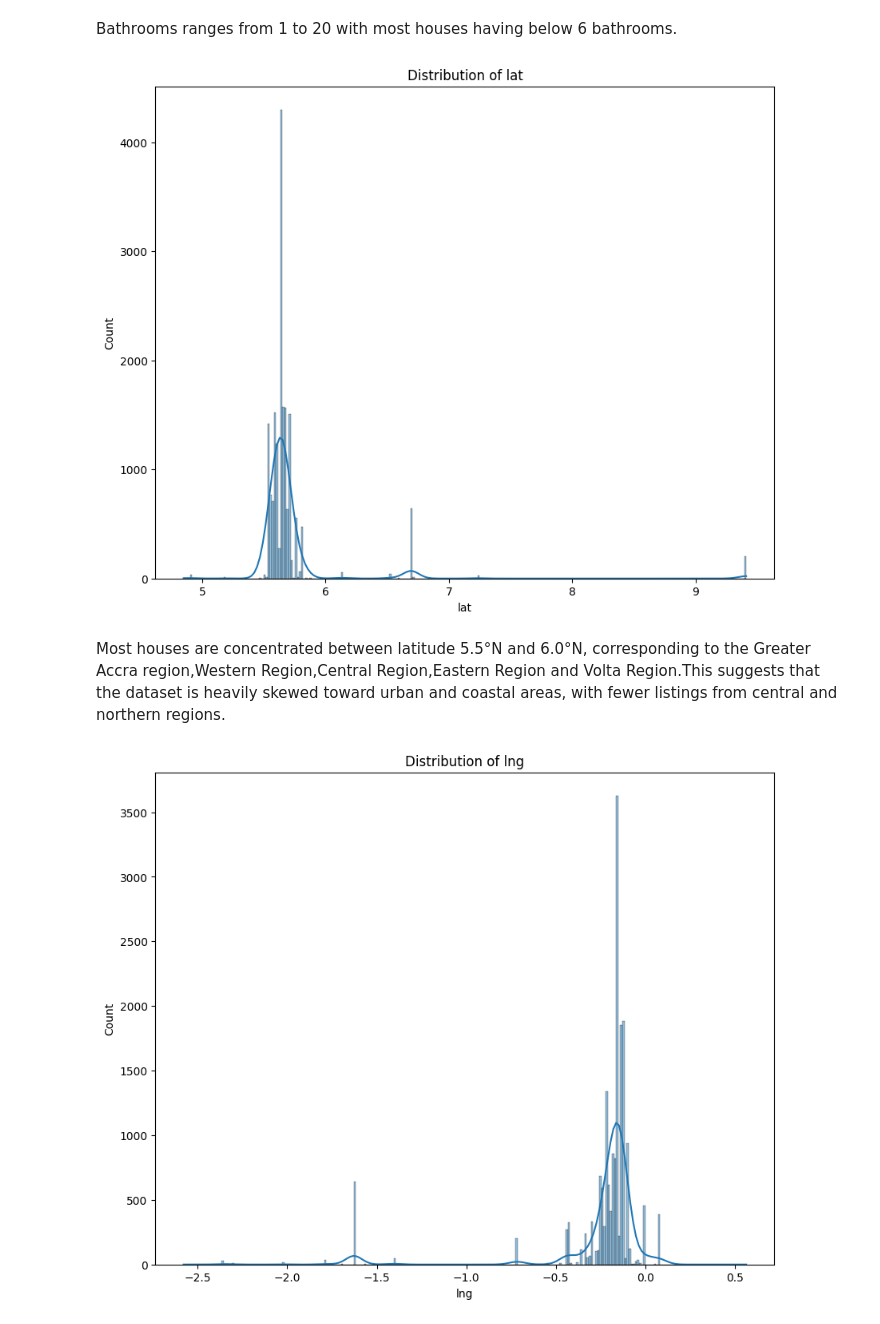
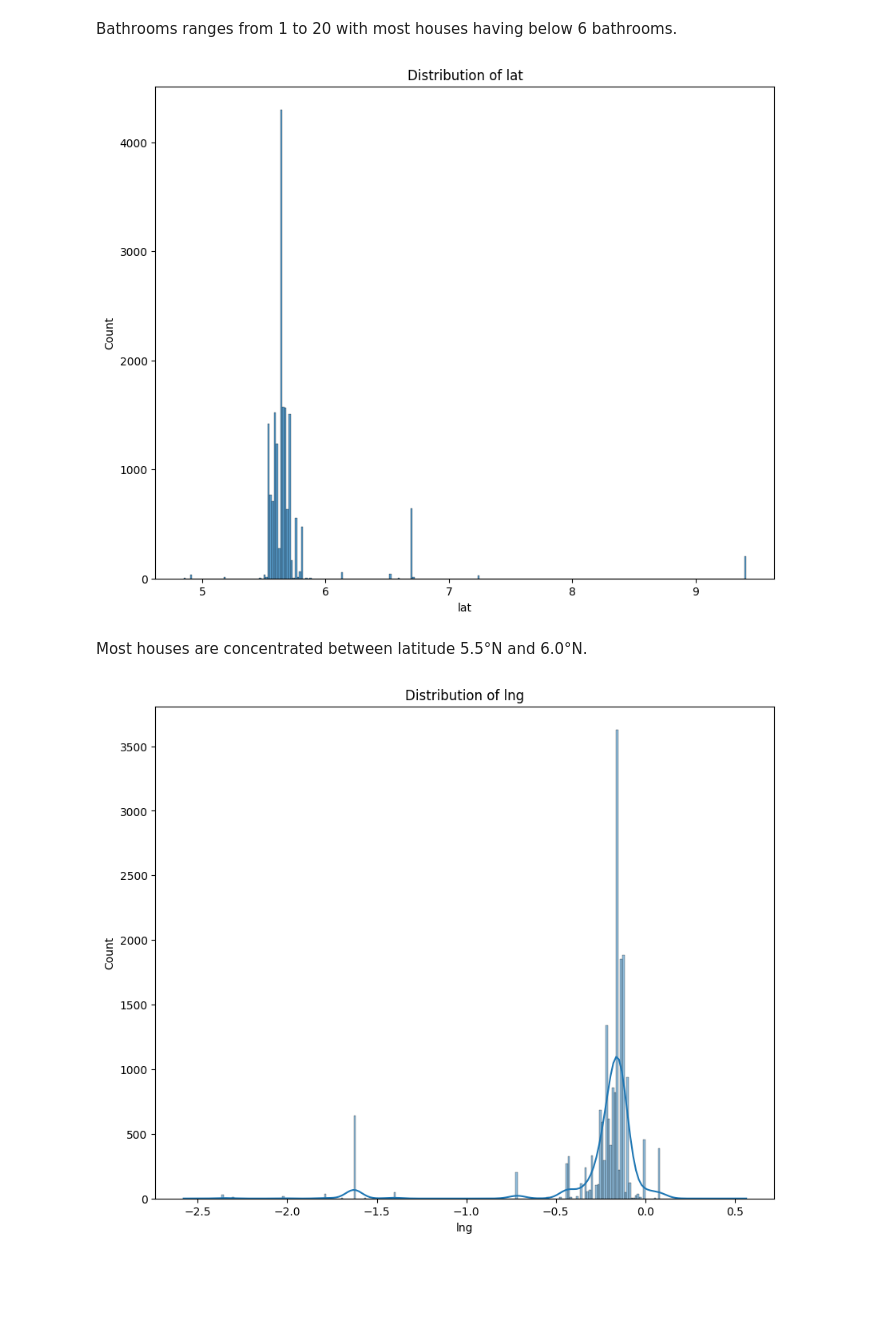
Before and after one commit to sharifatumoro/ghana-house-rent-prediction, a Jupyter notebook: notebooks/eda_visualization.ipynb, the cells around one changed output. Saved outputs shown, nothing was run; the diff lists cells and outputs as text; code cells hidden in the pictures; blank space fills up the shorter version.

```diff
--- a/notebooks/eda_visualization.ipynb
+++ b/notebooks/eda_visualization.ipynb
@@ -7,7 +7,7 @@ import matplotlib.pyplot as plt
 import seaborn as sns
 %matplotlib inline
 # %%
-df = pd.read_csv(r"C:\Users\name\Desktop\PROJECTS\My_Projects\ghana_house_rent_project\data\cleaned_house_rentals.csv")
+df = pd.read_csv(r"C:\Users\name\Desktop\BIG FOLDER\PROJECTS\My_Projects\ghana_house_rent_project\data\cleaned_house_rentals.csv")
 # %%
 df.head()
 # %% [output]
@@ -78,13 +84,13 @@ plt.show()
 Bathrooms ranges from 1 to 20 with most houses having below 6 bathrooms.
 # %%
 plt.figure(figsize=(10,8))
-sns.histplot(df,x='lat',kde=True)
+sns.histplot(df,x='lat')
 plt.title(f"Distribution of lat")
 plt.show()
 # %% [output]
-[figure, old version]
+[figure, new version]
-# %% [markdown]
-Most houses are concentrated between latitude 5.5°N and 6.0°N, corresponding to the Greater Accra region,Western Region,Central Region,Eastern Region and Volta Region.This suggests that the dataset is heavily skewed toward urban and coastal areas, with fewer listings from central and northern regions.
+# %% [markdown]
+Most houses are concentrated between latitude 5.5°N and 6.0°N.
 # %%
 plt.figure(figsize=(10,8))
 sns.histplot(df,x='lng',kde=True)
```
Also changed, not shown: parts of 63 cells of this notebook, 19 other files.
